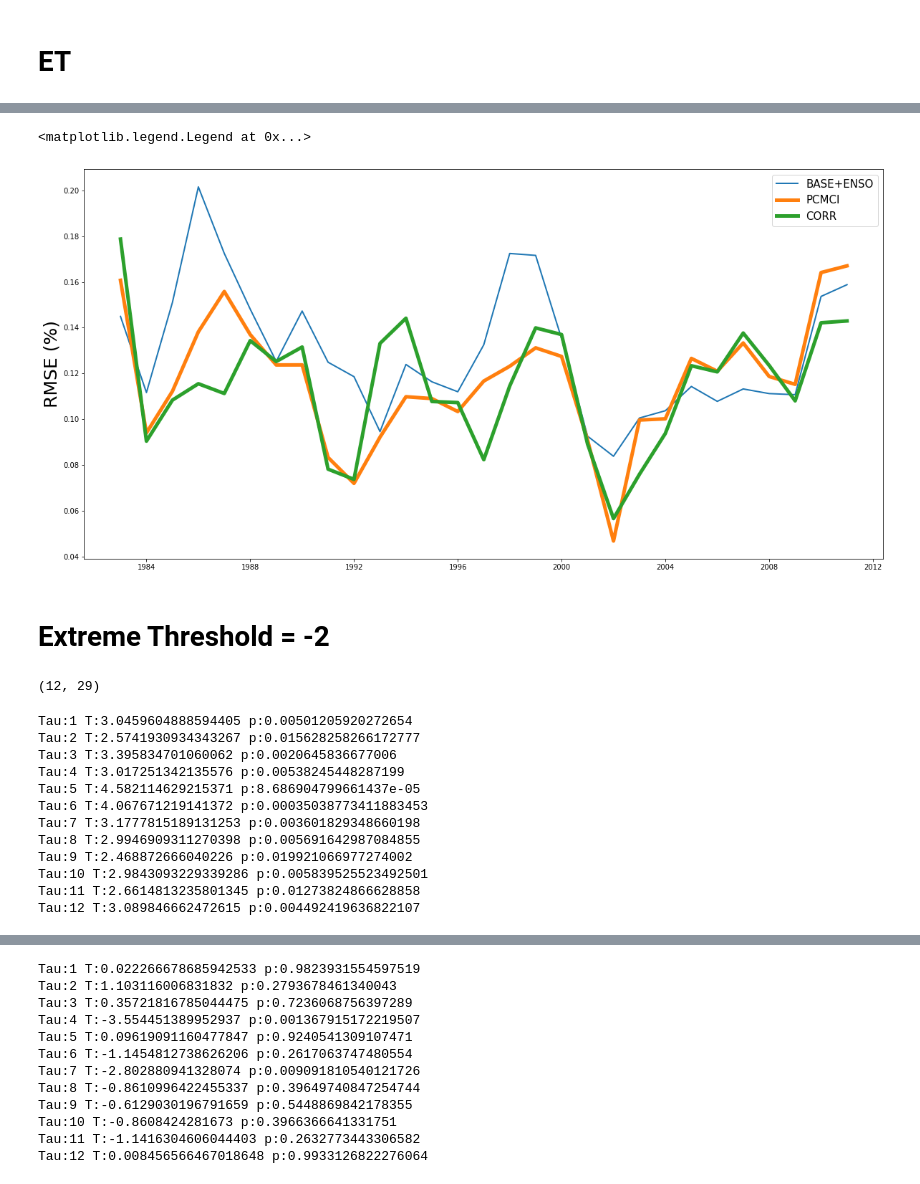
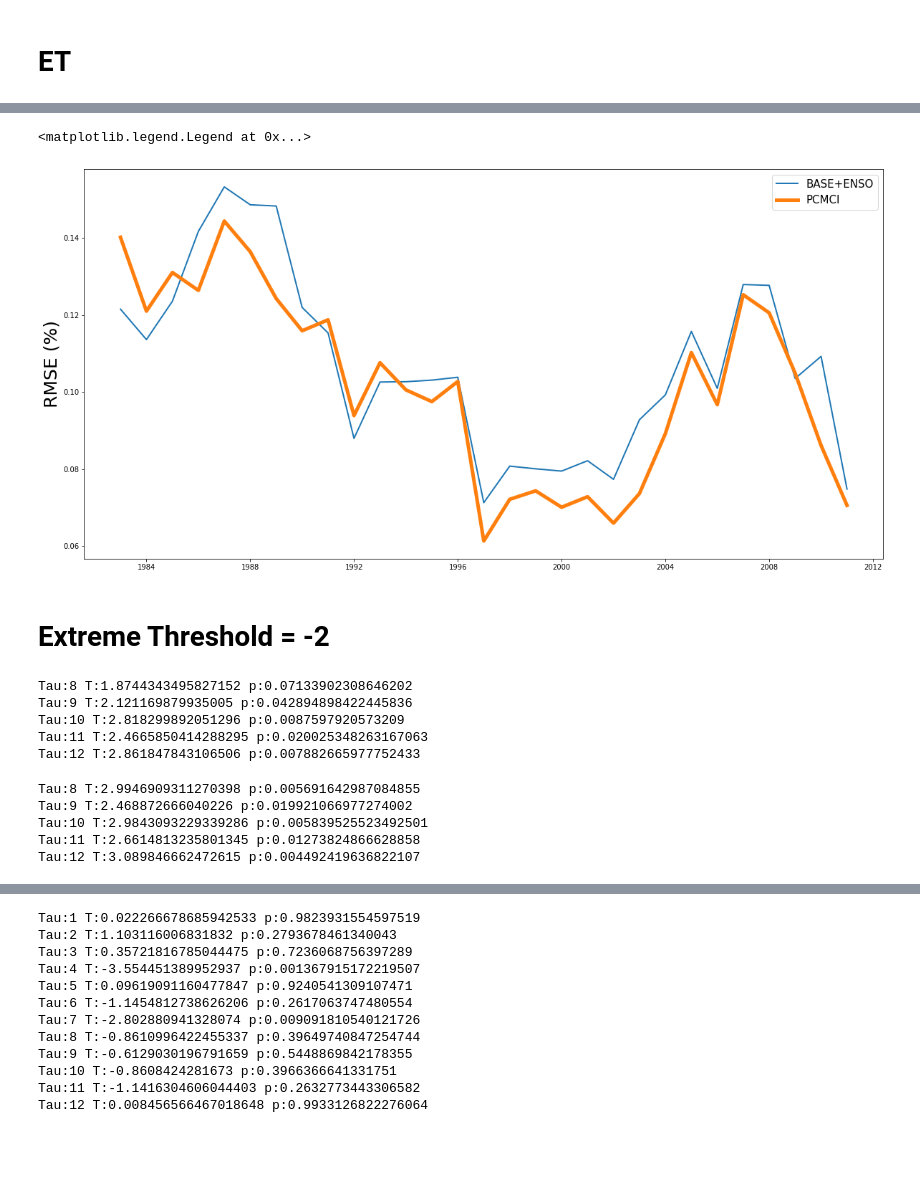
Before and after one commit to alchemist5617/timeseries-networks, a Jupyter notebook: whole_data_validation/Results-significan-test.ipynb, the cells around one changed output, grey strips where cells are left out. Saved outputs shown, nothing was run; the diff lists cells and outputs as text; code cells hidden in the pictures; blank space fills up the shorter version.

```diff
--- a/whole_data_validation/Results-significan-test.ipynb
+++ b/whole_data_validation/Results-significan-test.ipynb
@@ -79,2 +76,4 @@ Could not import r-package RCIT
+# %%
+plt.rcParams["figure.figsize"] = (20,10)
 # %% [markdown]
 # ET
@@ -89,12 +1130,24 @@ N = 371
+# %%
+f = 12
+step = 1
+test_start = 1983
+test_end = 2015
+class_list = np.load("ET_class_list.npy")
+extreme_threshold = -1
+# %%
+class_name = 'Aw'
+N = np.count_nonzero(class_list == class_name)
 # %%
 corr = np.zeros((12,29))
 pcmci = np.zeros((12,29))
-enso = np.zeros((12,29))
+base = np.zeros((12,29))
 
 for tau in np.arange(1,13):
-    corr[tau-1,] = np.load("../../whole_data_results/ET_orac/corr/model_{}_{}_{}_{}_{}.npy".format(f,step,test_start,test_end,tau))
-    pcmci[tau-1,] = np.load("../../whole_data_results/ET_orac/pcmci/model_{}_{}_{}_{}_{}.npy".format(f,step,test_start,test_end,tau))
-    enso[tau-1,] = np.load("../../whole_data_results/ET_orac/enso_1/model_{}_{}_{}_{}_{}.npy".format(f,step,test_start,test_end,tau))
+    #corr[tau-1,] = np.load("../../whole_data_results/ET_orac/corr_{}_{}/model_{}_{}_{}_{}_{}.npy".format(abs(extreme_threshold),class_name,f,step,test_start,test_end,tau))
+    pcmci[tau-1,] = np.load("../../whole_data_results/ET_orac/pcmci_{}_{}/model_{}_{}_{}_{}_{}.npy".format(abs(extreme_threshold),class_name,f,step,test_start,test_end,tau))
+   # corr_soil[tau-1,] = np.load("../../whole_data_results/ET_orac/corr_{}_soil/model_{}_{}_{}_{}_{}.npy".format(class_name,f,step,test_start_soil,test_end_soil,tau))
+   # pcmci_soil[tau-1,] = np.load("../../whole_data_results/ET_orac/pcmci_{}_soil/model_{}_{}_{}_{}_{}.npy".format(class_name,f,step,test_start_soil,test_end_soil,tau))
+    base[tau-1,] = np.load("../../whole_data_results/ET_orac/pcmci_{}_{}/base_{}_{}_{}_{}_{}.npy".format(abs(extreme_threshold),class_name,f,step,test_start,test_end,tau))
 # %%
 for i in range(12):
     d = enso[i,:] - pcmci[i,:]
@@ -155,24 +1170,20 @@ Tau:12 T:-0.6857054331977601 p:0.4985374970949842
 # %%
-tau = 12
+tau = 3
 pcmci1 = np.sqrt(pcmci[tau-1,:])/N
-corr1 = np.sqrt(corr[tau-1,:])/N
-enso1 = np.sqrt(enso[tau-1,:])/N
+#corr1 = np.sqrt(corr[tau-1,:])/N
+base1 = np.sqrt(base[tau-1,:])/N
 
 x = np.arange('1983-01', '2012-01', dtype='datetime64[Y]')
-plt.plot(x,enso1, label = 'BASE+ENSO', linewidth = 2)
+plt.plot(x,base1, label = 'BASE+ENSO', linewidth = 2)
 plt.plot(x,pcmci1, label = 'PCMCI', linewidth = 5)
-plt.plot(x,corr1, label = 'CORR', linewidth = 5)
+#plt.plot(x,corr1, label = 'CORR', linewidth = 5)
 plt.ylabel("RMSE (%)", fontsize = 25)
 plt.legend(fontsize = 15)
 # %% [output]
 <matplotlib.legend.Legend at 0x...>
-[figure, old version]
+[figure, new version]
 # %% [markdown]
 # Extreme Threshold = -2
-# %%
-pcmci.shape
-# %% [output]
-(12, 29)
 # %%
 corr = np.zeros((12,29))
 pcmci = np.zeros((12,29))
@@ -185,17 +1204,22 @@ for tau in np.arange(1,13):
+# %%
+for i in range(7,12):
+    d = enso[i,:] - corr_hybrid[i,:]
+    T, p = stats.ttest_1samp(d,popmean=0)
+    #T, p = studentT_test_one(d)
+    print("Tau:{} T:{} p:{}".format(i+1,T,p))
+# %% [output]
+Tau:8 T:1.8744343495827152 p:0.07133902308646202
+Tau:9 T:2.121169879935005 p:0.042894898422445836
+Tau:10 T:2.818299892051296 p:0.0087597920573209
+Tau:11 T:2.4665850414288295 p:0.020025348263167063
+Tau:12 T:2.861847843106506 p:0.007882665977752433
 # %%
-for i in range(12):
+for i in range(7,12):
     d = enso[i,:] - pcmci[i,:]
     T, p = stats.ttest_1samp(d,popmean=0)
     #T, p = studentT_test_one(d)
     print("Tau:{} T:{} p:{}".format(i+1,T,p))
 # %% [output]
-Tau:1 T:3.0459604888594405 p:0.00501205920272654
-Tau:2 T:2.5741930934343267 p:0.015628258266172777
-Tau:3 T:3.395834701060062 p:0.0020645836677006
-Tau:4 T:3.017251342135576 p:0.00538245448287199
-Tau:5 T:4.582114629215371 p:8.686904799661437e-05
-Tau:6 T:4.067671219141372 p:0.00035038773411883453
-Tau:7 T:3.1777815189131253 p:0.003601829348660198
 Tau:8 T:2.9946909311270398 p:0.005691642987084855
 Tau:9 T:2.468872666040226 p:0.019921066977274002
 Tau:10 T:2.9843093229339286 p:0.005839525523492501
```
Also changed, not shown: parts of 79 cells of this notebook, 52 other files.
